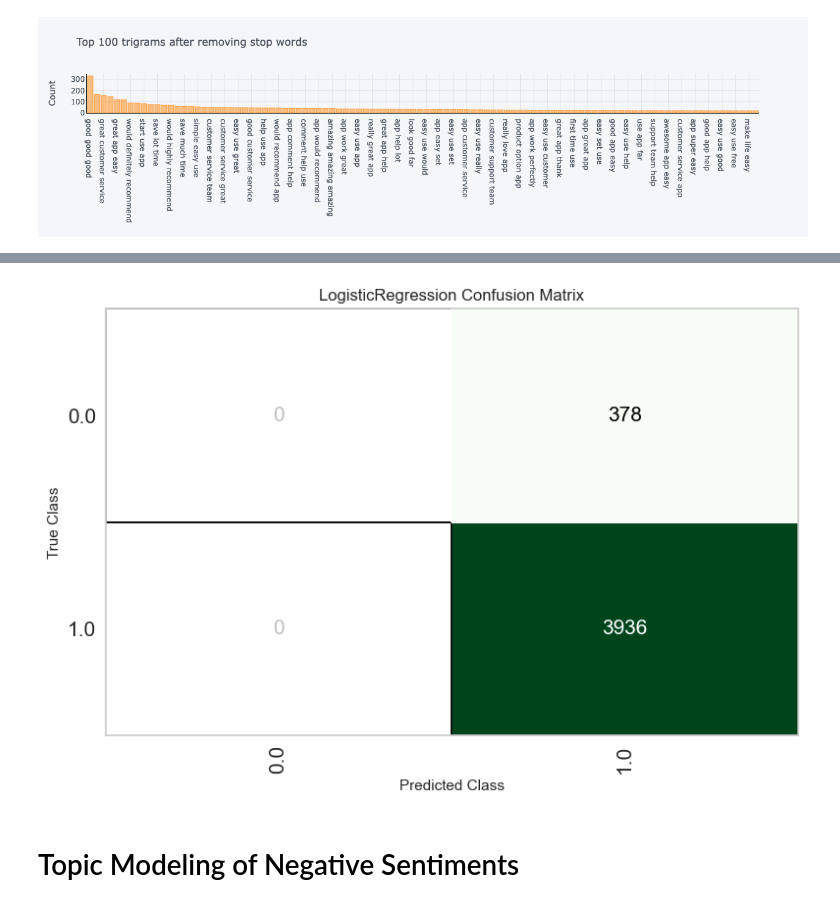
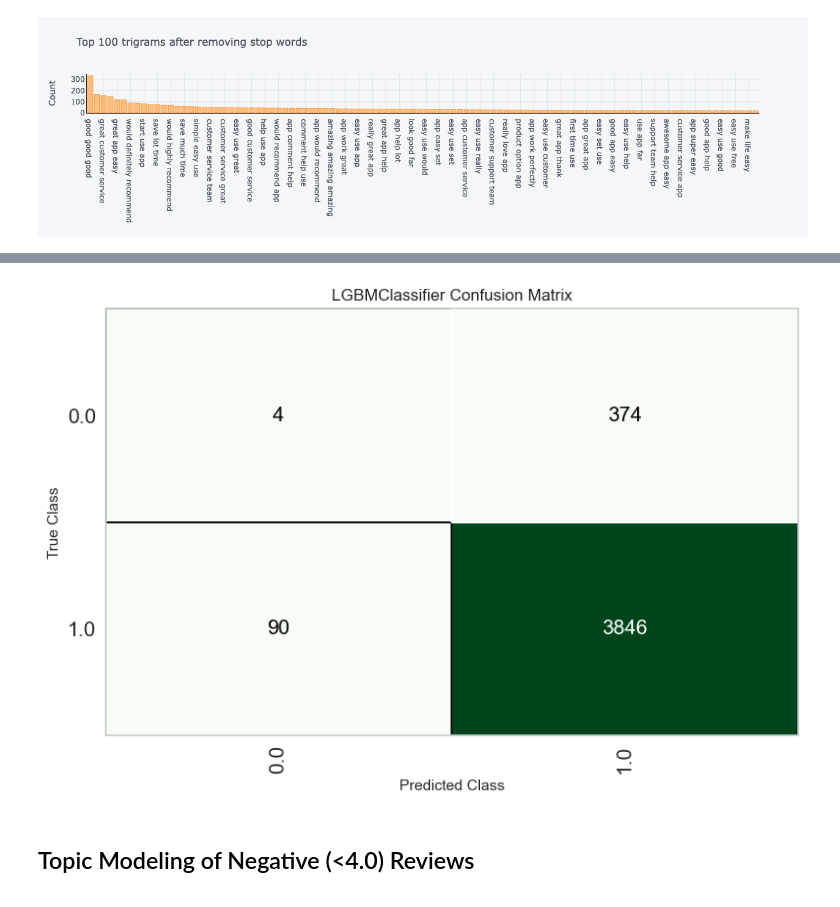
Before and after one commit to mt-smith/Springboard, a Jupyter notebook: Capstone_2/Shopify_Analysis_Capstone/notebooks/Project_Notebook.ipynb, the cells around one changed output, grey strips where cells are left out. Cells and saved outputs as stored; diff of their text form; code cells hidden in the pictures.

Commit message:
Updated notebook to analyze general corpus & negative sentiment separately. Added Sentiment Analyzer data as feature.

```diff
--- a/Capstone_2/Shopify_Analysis_Capstone/notebooks/Project_Notebook.ipynb
+++ b/Capstone_2/Shopify_Analysis_Capstone/notebooks/Project_Notebook.ipynb
@@ -649,9 +770,9 @@ plot_model(tuned_lr, plot='feature')
 # %%
-plot_model(tuned_lr, plot = 'confusion_matrix')
+plot_model(tuned_gbm, plot = 'confusion_matrix')
 # %% [output]
-[figure, old version]
+[figure, new version]
 # %%
 #evaluate_model(lda)
 # %% [markdown]
-# Topic Modeling of Negative Sentiments
+## Topic Modeling of Negative (<4.0) Reviews
 # %%
```
Also changed, not shown: parts of 63 cells of this notebook.
